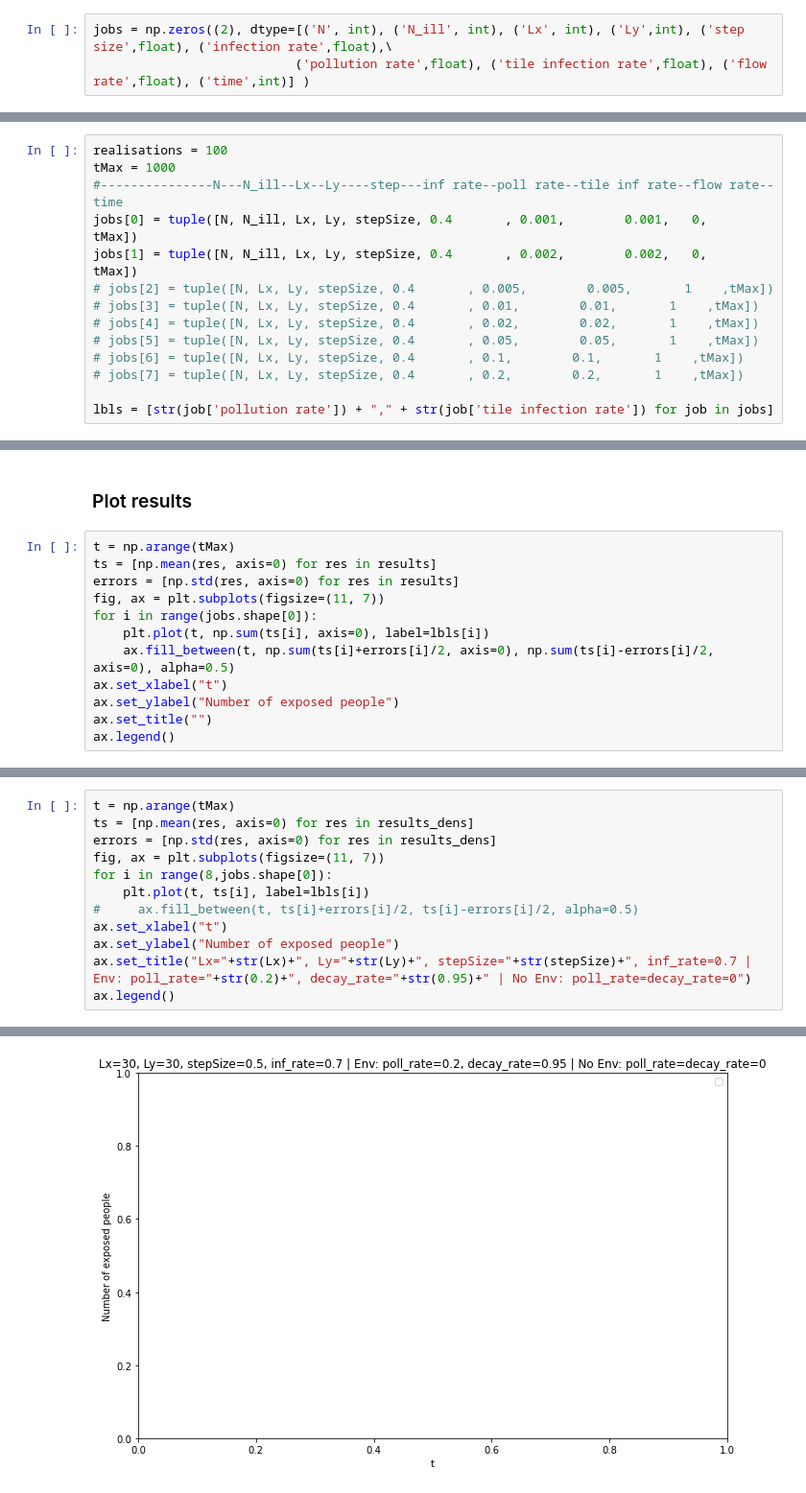
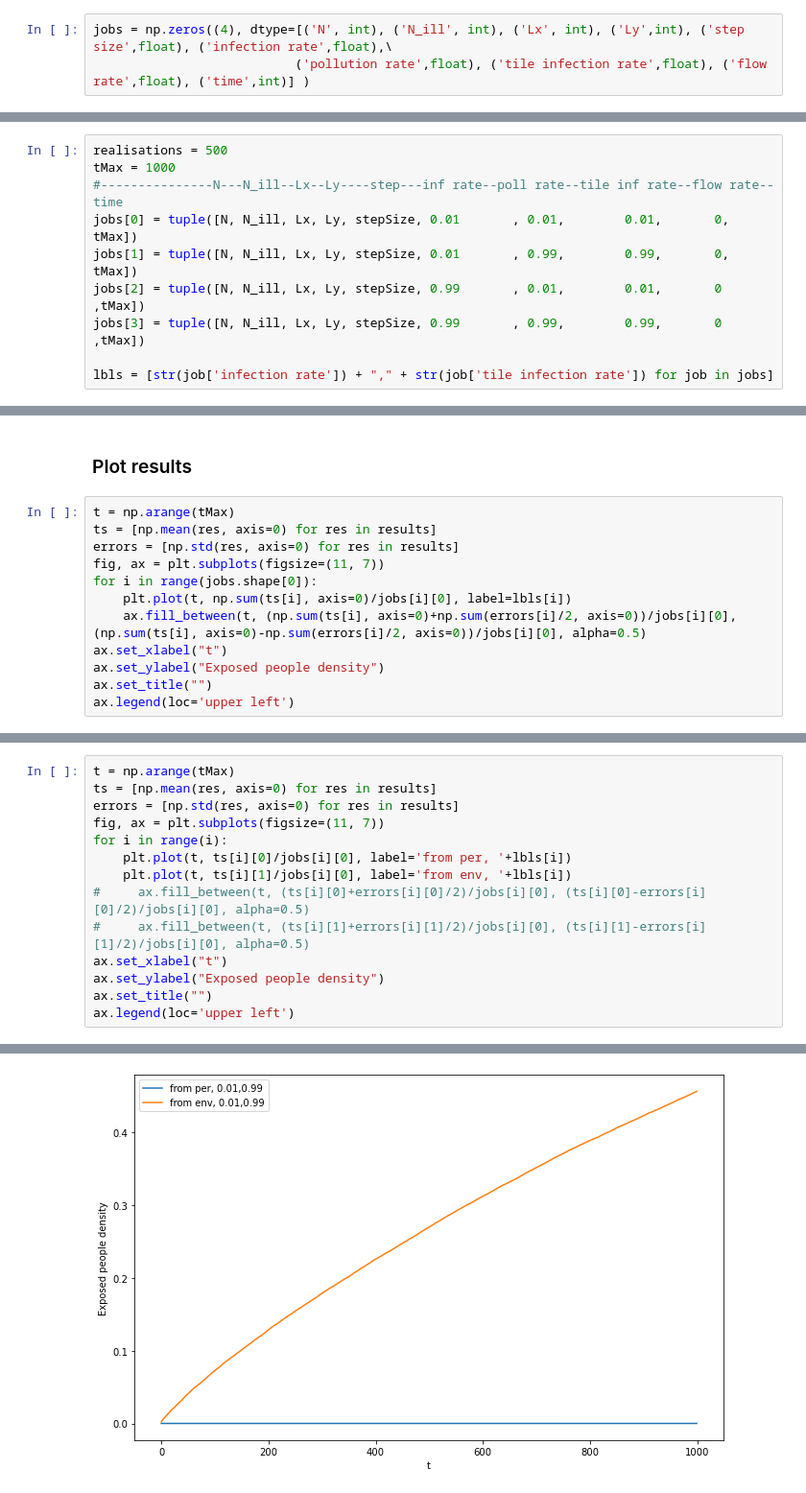
Before and after one commit to ialireza13/Episterian, a Jupyter notebook: randomWalkJobs.ipynb, the cells around one changed output, grey strips where cells are left out. Shown at 96% size. Drawn from its saved outputs; the diff is of its cells as text.

```diff
--- a/randomWalkJobs.ipynb
+++ b/randomWalkJobs.ipynb
@@ -7,7 +7,7 @@ import multiprocessing as mp
 # %% [markdown]
 ### Define jobs to run
 # %%
-jobs = np.zeros((2), dtype=[('N', int), ('N_ill', int), ('Lx', int), ('Ly',int), ('step size',float), ('infection rate',float),\
+jobs = np.zeros((4), dtype=[('N', int), ('N_ill', int), ('Lx', int), ('Ly',int), ('step size',float), ('infection rate',float),\
                            ('pollution rate',float), ('tile infection rate',float), ('flow rate',float), ('time',int)] )
 # %%
 Lx = 30
@@ -18,17 +18,13 @@ N_ill = 2
 # %%
-realisations = 100
+realisations = 500
 tMax = 1000
 #---------------N---N_ill--Lx--Ly----step---inf rate--poll rate--tile inf rate--flow rate--time
-jobs[0] = tuple([N, N_ill, Lx, Ly, stepSize, 0.4       , 0.001,        0.001,   0,        tMax])
-jobs[1] = tuple([N, N_ill, Lx, Ly, stepSize, 0.4       , 0.002,        0.002,   0,        tMax])
-# jobs[2] = tuple([N, Lx, Ly, stepSize, 0.4       , 0.005,        0.005,       1    ,tMax])
-# jobs[3] = tuple([N, Lx, Ly, stepSize, 0.4       , 0.01,        0.01,       1    ,tMax])
-# jobs[4] = tuple([N, Lx, Ly, stepSize, 0.4       , 0.02,        0.02,       1    ,tMax])
-# jobs[5] = tuple([N, Lx, Ly, stepSize, 0.4       , 0.05,        0.05,       1    ,tMax])
-# jobs[6] = tuple([N, Lx, Ly, stepSize, 0.4       , 0.1,        0.1,       1    ,tMax])
-# jobs[7] = tuple([N, Lx, Ly, stepSize, 0.4       , 0.2,        0.2,       1    ,tMax])
+jobs[0] = tuple([N, N_ill, Lx, Ly, stepSize, 0.01       , 0.01,        0.01,       0,    tMax])
+jobs[1] = tuple([N, N_ill, Lx, Ly, stepSize, 0.01       , 0.99,        0.99,       0,    tMax])
+jobs[2] = tuple([N, N_ill, Lx, Ly, stepSize, 0.99       , 0.01,        0.01,       0    ,tMax])
+jobs[3] = tuple([N, N_ill, Lx, Ly, stepSize, 0.99       , 0.99,        0.99,       0    ,tMax])
 
-lbls = [str(job['pollution rate']) + "," + str(job['tile infection rate']) for job in jobs]
+lbls = [str(job['infection rate']) + "," + str(job['tile infection rate']) for job in jobs]
 # %%
 %%time
 results = []
@@ -59,11 +55,11 @@ ts = [np.mean(res, axis=0) for res in results]
 errors = [np.std(res, axis=0) for res in results]
 fig, ax = plt.subplots(figsize=(11, 7))
 for i in range(jobs.shape[0]):
-    plt.plot(t, np.sum(ts[i], axis=0), label=lbls[i])
-    ax.fill_between(t, np.sum(ts[i]+errors[i]/2, axis=0), np.sum(ts[i]-errors[i]/2, axis=0), alpha=0.5)
+    plt.plot(t, np.sum(ts[i], axis=0)/jobs[i][0], label=lbls[i])
+    ax.fill_between(t, (np.sum(ts[i], axis=0)+np.sum(errors[i]/2, axis=0))/jobs[i][0], (np.sum(ts[i], axis=0)-np.sum(errors[i]/2, axis=0))/jobs[i][0], alpha=0.5)
 ax.set_xlabel("t")
-ax.set_ylabel("Number of exposed people")
+ax.set_ylabel("Exposed people density")
 ax.set_title("")
-ax.legend()
+ax.legend(loc='upper left')
 # %% [output]
 <matplotlib.legend.Legend at 0x...>
@@ -75,13 +67,15 @@ results_dens = [results[i]/jobs[i][0] for i in range(jobs.shape[0])]
 # %%
 t = np.arange(tMax)
-ts = [np.mean(res, axis=0) for res in results_dens]
-errors = [np.std(res, axis=0) for res in results_dens]
+ts = [np.mean(res, axis=0) for res in results]
+errors = [np.std(res, axis=0) for res in results]
 fig, ax = plt.subplots(figsize=(11, 7))
-for i in range(8,jobs.shape[0]):
-    plt.plot(t, ts[i], label=lbls[i])
-#     ax.fill_between(t, ts[i]+errors[i]/2, ts[i]-errors[i]/2, alpha=0.5)
+for i in range(i):
+    plt.plot(t, ts[i][0]/jobs[i][0], label='from per, '+lbls[i])
+    plt.plot(t, ts[i][1]/jobs[i][0], label='from env, '+lbls[i])
+#     ax.fill_between(t, (ts[i][0]+errors[i][0]/2)/jobs[i][0], (ts[i][0]-errors[i][0]/2)/jobs[i][0], alpha=0.5)
+#     ax.fill_between(t, (ts[i][1]+errors[i][1]/2)/jobs[i][0], (ts[i][1]-errors[i][1]/2)/jobs[i][0], alpha=0.5)
 ax.set_xlabel("t")
-ax.set_ylabel("Number of exposed people")
-ax.set_title("Lx="+str(Lx)+", Ly="+str(Ly)+", stepSize="+str(stepSize)+", inf_rate=0.7 | Env: poll_rate="+str(0.2)+", decay_rate="+str(0.95)+" | No Env: poll_rate=decay_rate=0")
-ax.legend()
+ax.set_ylabel("Exposed people density")
+ax.set_title("")
+ax.legend(loc='upper left')
 # %% [output]
@@ -90 +83 @@ No handles with labels found to put in legend.
-[figure, old version]
+[figure, new version]
```
Also changed, not shown: parts of 9 cells of this notebook, 3 other files.
